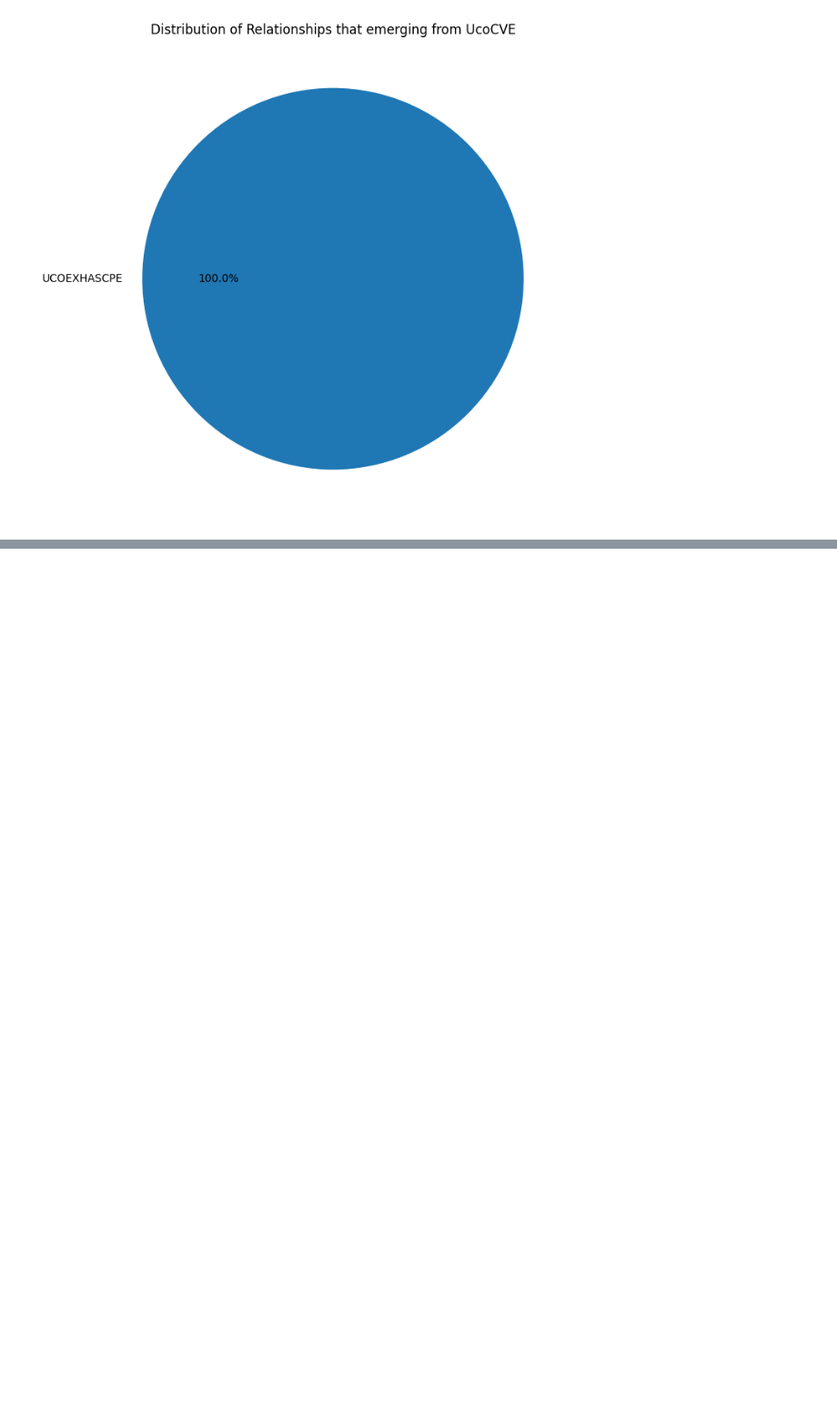
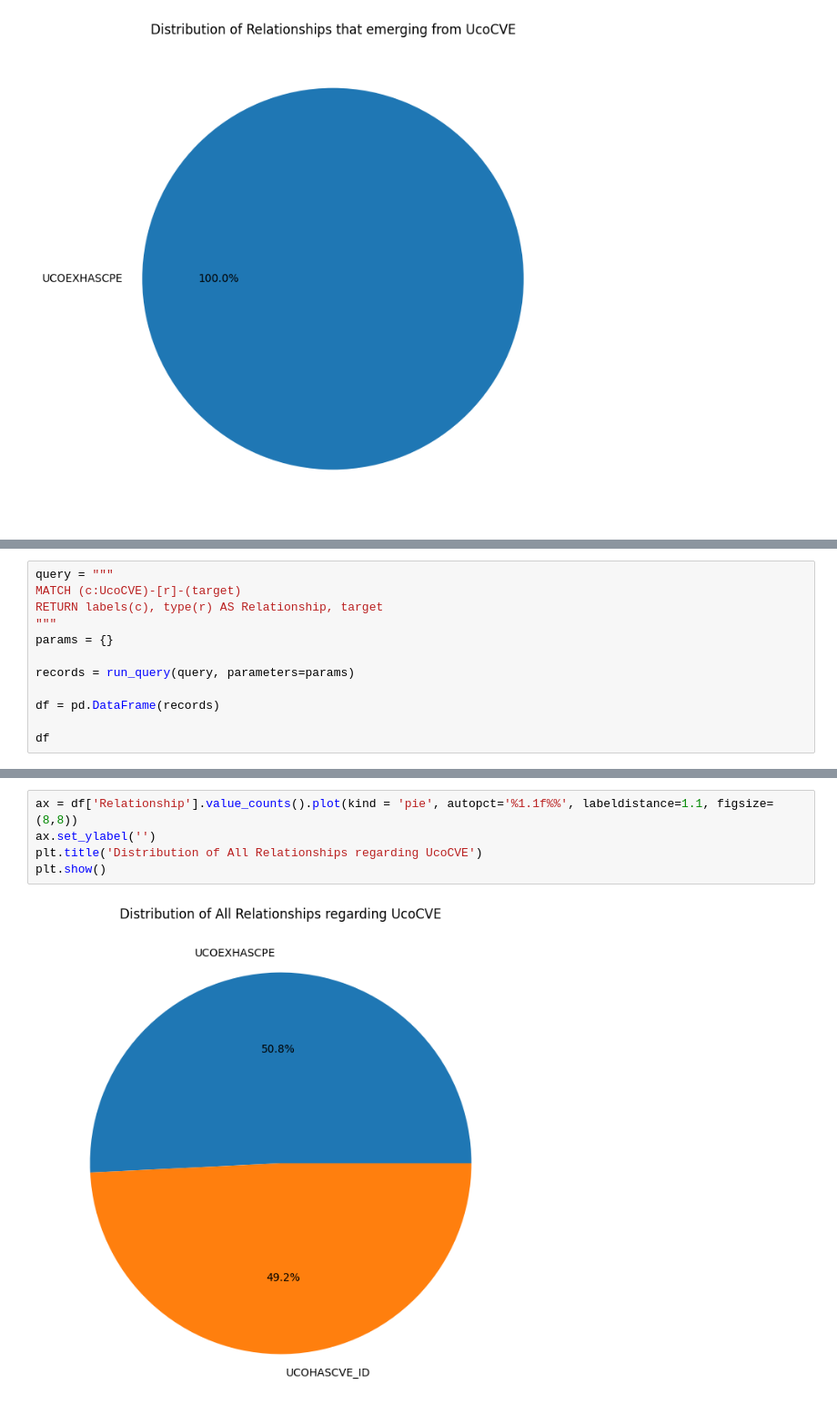
Before and after one commit to shinPark43/Query-API-for-UCKG, a Jupyter notebook: demo.ipynb, the cells around one changed output, grey strips where cells are left out. Shown at 91% size. Saved outputs shown, nothing was run; the diff lists cells and outputs as text; blank space fills up the shorter version.

```diff
--- a/demo.ipynb
+++ b/demo.ipynb
@@ -59,0 +105,12 @@ plt.show()
+# %%
+query = """
+MATCH (c:UcoCVE)-[r]-(target)
+RETURN labels(c), type(r) AS Relationship, target
+"""
+params = {}
+
+records = run_query(query, parameters=params)
+
+df = pd.DataFrame(records)
+
+df
@@ -59,0 +131,7 @@ plt.show()
+# %%
+ax = df['Relationship'].value_counts().plot(kind = 'pie', autopct='%1.1f%%', labeldistance=1.1, figsize=(8,8))
+ax.set_ylabel('')
+plt.title('Distribution of All Relationships regarding UcoCVE')
+plt.show()
+# %% [output]
+[figure, added]
```
Also changed, not shown: parts of 9 cells of this notebook.
